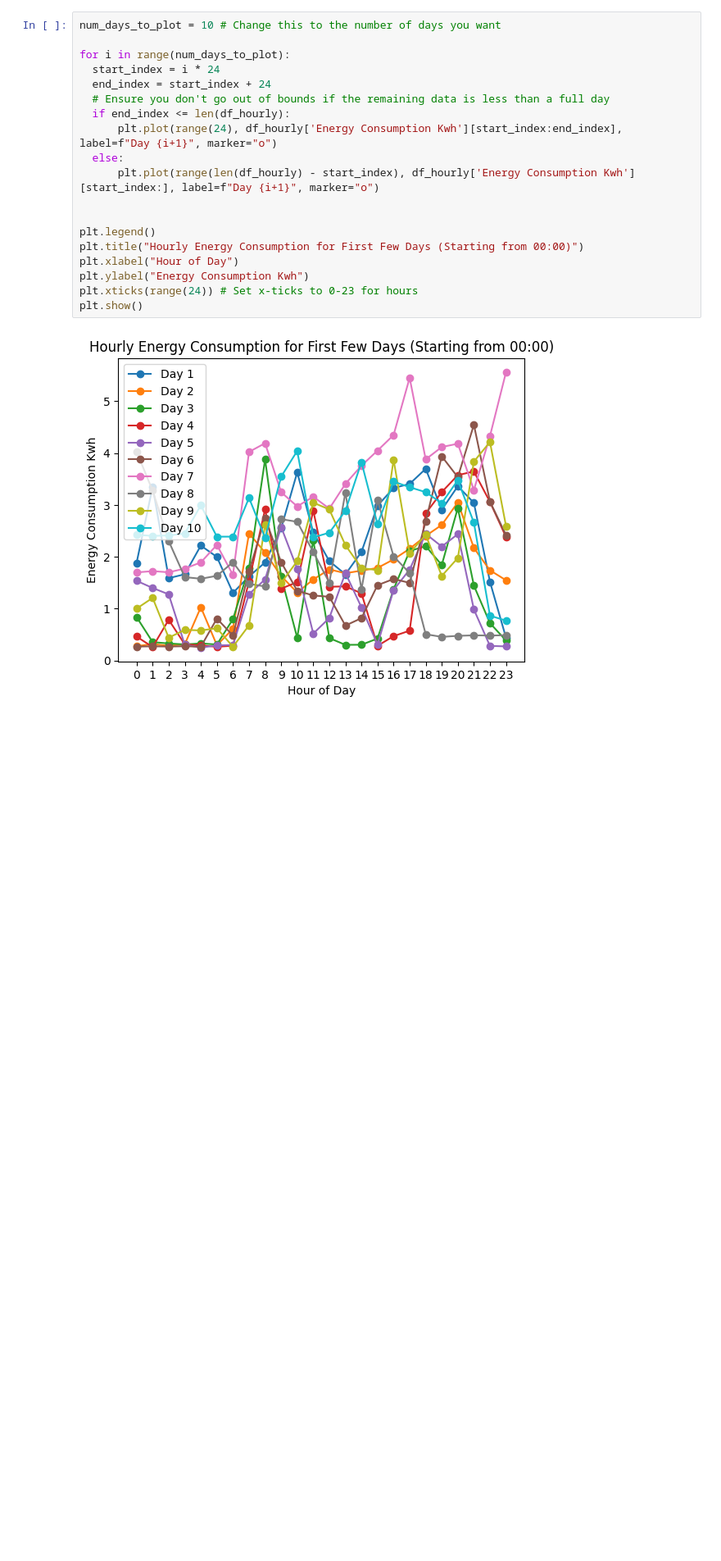
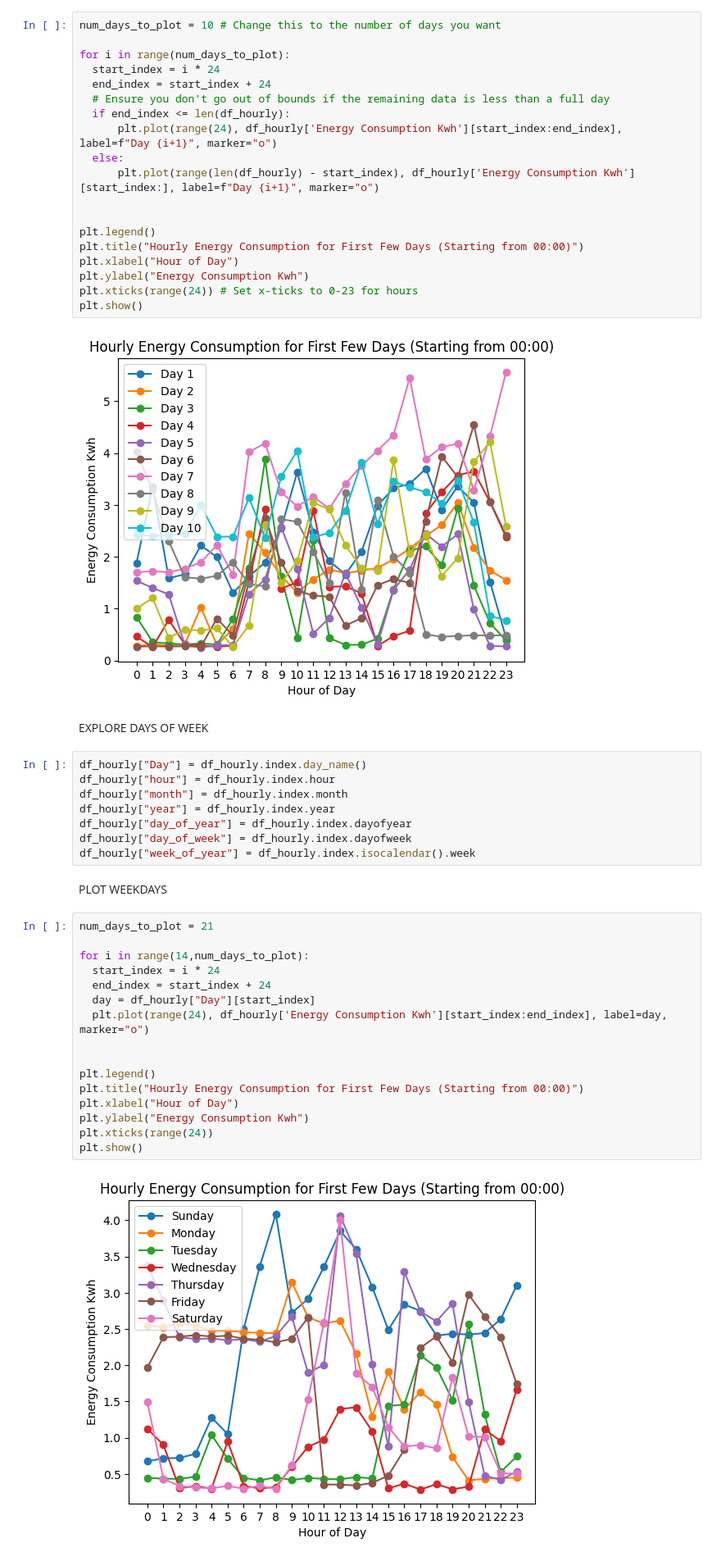
Before and after one commit to ioannisand/houshold_consumption_prediction, a Jupyter notebook: Data_Loading_EDA.ipynb, the cells around one changed output. Shown at 82% size. Saved outputs shown, nothing was run; the diff lists cells and outputs as text; blank space fills up the shorter version.

```diff
--- a/Data_Loading_EDA.ipynb
+++ b/Data_Loading_EDA.ipynb
@@ -190,3 +242,33 @@ plt.xticks(range(24)) # Set x-ticks to 0-23 for hours
 plt.show()
 # %% [output]
 [figure]
+# %% [markdown]
+EXPLORE DAYS OF WEEK
+# %%
+df_hourly["Day"] = df_hourly.index.day_name()
+df_hourly["hour"] = df_hourly.index.hour
+df_hourly["month"] = df_hourly.index.month
+df_hourly["year"] = df_hourly.index.year
+df_hourly["day_of_year"] = df_hourly.index.dayofyear
+df_hourly["day_of_week"] = df_hourly.index.dayofweek
+df_hourly["week_of_year"] = df_hourly.index.isocalendar().week
+# %% [markdown]
+PLOT WEEKDAYS
+# %%
+num_days_to_plot = 21
+
+for i in range(14,num_days_to_plot):
+  start_index = i * 24
+  end_index = start_index + 24
+  day = df_hourly["Day"][start_index]
+  plt.plot(range(24), df_hourly['Energy Consumption Kwh'][start_index:end_index], label=day, marker="o")
+
+
+plt.legend()
+plt.title("Hourly Energy Consumption for First Few Days (Starting from 00:00)")
+plt.xlabel("Hour of Day")
+plt.ylabel("Energy Consumption Kwh")
+plt.xticks(range(24))
+plt.show()
+# %% [output]
+[figure, added]
```
Also changed, not shown: parts of 32 cells of this notebook.
